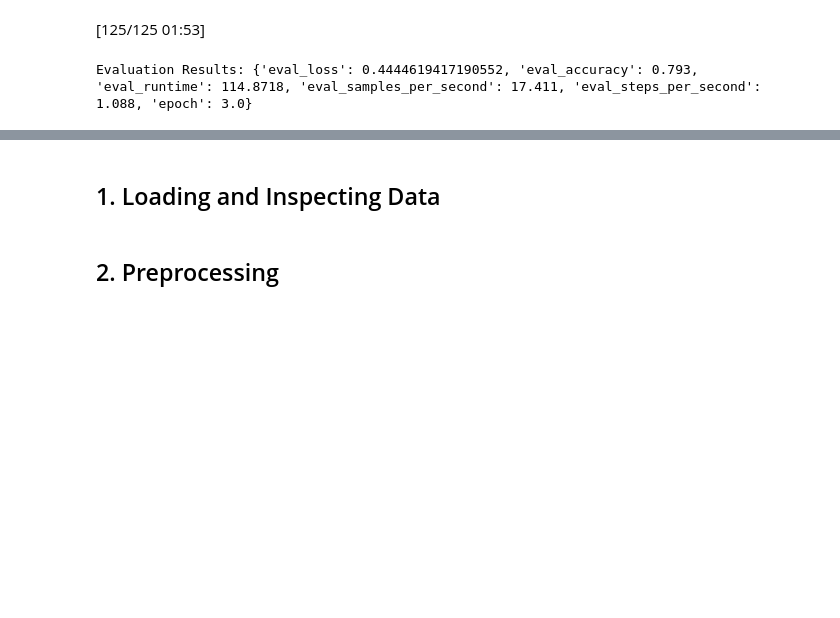
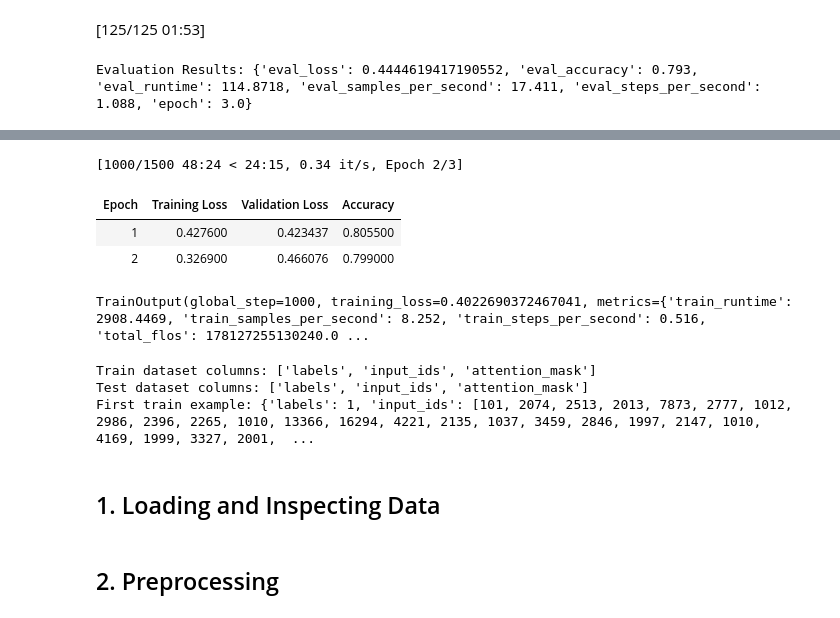
Before and after one commit to kre8tions/ml_engineering, a Jupyter notebook: notebooks/twitter_sentiments.ipynb, the cells around one changed output, grey strips where cells are left out. Cells and saved outputs as stored; diff of their text form; code cells hidden in the pictures; blank space fills up the shorter version.

Commit message:
Completed Module 1 fine-tuning: eval accuracy 0.8055, early stopping after 2 epochs, added weight decay and lower learning rate

```diff
--- a/notebooks/twitter_sentiments.ipynb
+++ b/notebooks/twitter_sentiments.ipynb
@@ -160,3 +231,46 @@ Evaluation Results: {'eval_loss': 0.4444619417190552, 'eval_accuracy': 0.793, 'e
+# %%
+training_args = TrainingArguments(
+    output_dir="C:/Users/Alex Chung/Documents/ml_engineering_clean/results",
+    logging_dir="C:/Users/Alex Chung/Documents/ml_engineering_clean/logs",
+    num_train_epochs=3,  # Kept at 3 but added early stopping if doesn't improve in 1 epoch
+    per_device_train_batch_size=16,
+    per_device_eval_batch_size=16,
+    evaluation_strategy="epoch",
+    save_strategy="epoch",
+    load_best_model_at_end=True,
+    metric_for_best_model="eval_accuracy",  # Optimize for accuracy
+    greater_is_better=True,
+    logging_steps=100,
+    weight_decay=0.01,  # Add regularization
+    learning_rate=2e-5,  # Lower learning rate
+)
+trainer = Trainer(
+    model=model,
+    args=training_args,
+    train_dataset=train_dataset,
+    eval_dataset=test_dataset,
+    data_collator=data_collator,
+    compute_metrics=lambda eval_pred: {
+        "accuracy": (np.argmax(eval_pred.predictions, axis=1) == eval_pred.label_ids).mean()
+    },
+    callbacks=[EarlyStoppingCallback(early_stopping_patience=1)] # early stopping
+)
+
+trainer.train()
+# %% [output]
+[1000/1500 48:24 < 24:15, 0.34 it/s, Epoch 2/3]
+| Epoch | Training Loss | Validation Loss | Accuracy |
+| 1 | 0.427600 | 0.423437 | 0.805500 |
+| 2 | 0.326900 | 0.466076 | 0.799000 |
+TrainOutput(global_step=1000, training_loss=0.4022690372467041, metrics={'train_runtime': 2908.4469, 'train_samples_per_second': 8.252, 'train_steps_per_second': 0.516, 'total_flos': 178127255130240.0 ...
+# %%
+print("Train dataset columns:", train_dataset.column_names)
+print("Test dataset columns:", test_dataset.column_names)
+print("First train example:", train_dataset[0])
+# %% [output]
+Train dataset columns: ['labels', 'input_ids', 'attention_mask']
+Test dataset columns: ['labels', 'input_ids', 'attention_mask']
+First train example: {'labels': 1, 'input_ids': [101, 2074, 2513, 2013, 7873, 2777, 1012, 2986, 2396, 2265, 1010, 13366, 16294, 4221, 2135, 1037, 3459, 2846, 1997, 2147, 1010, 4169, 1999, 3327, 2001,  ...
 # %% [markdown]
 ## 1. Loading and Inspecting Data
 # %%
```
Also changed, not shown: parts of 19 cells of this notebook.
